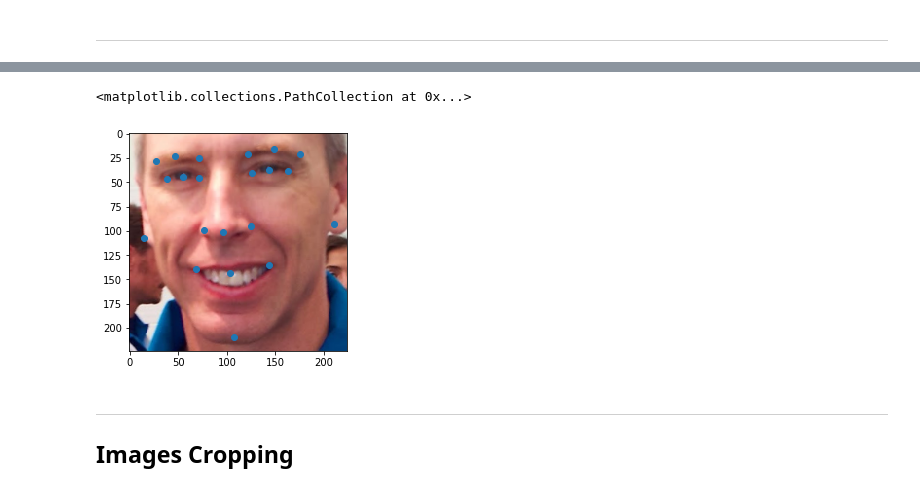
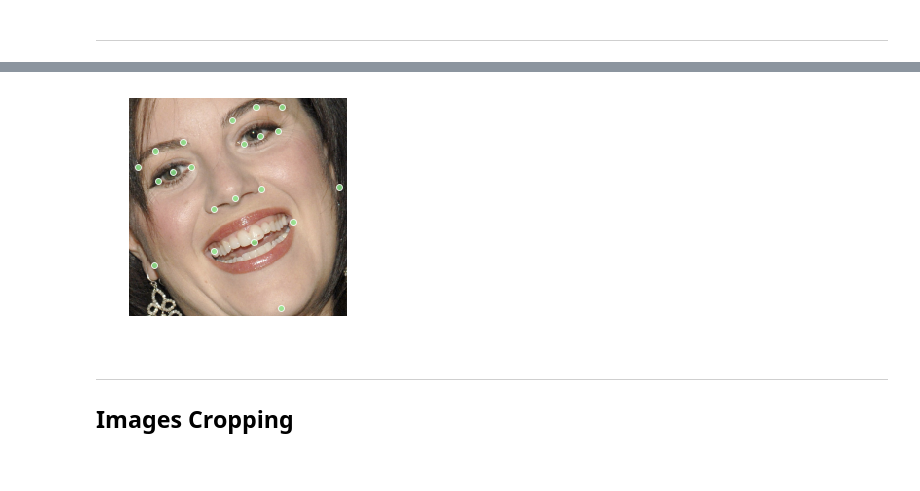
Before and after one commit to devforfu/face-landmarks-detection, a Jupyter notebook: umdfaces.ipynb, the cells around one changed output, grey strips where cells are left out. Drawn from its saved outputs; the diff is of its cells as text; code cells hidden in the pictures.

Commit message:
Preparing data

```diff
--- a/umdfaces.ipynb
+++ b/umdfaces.ipynb
@@ -134,2 +168,2 @@ class FaceLandmarks:
 # %%
-ds = FaceLandmarks(meta, DATA)
+ds = FaceLandmarks(train)
@@ -202,5 +262,5 @@ def perspective_matrix(x, y=None, percentage=(0.05, 0.12)):
 # %%
-class CropFace:
+class CropResizeFace:
     def __init__(self, size=224, pad=10):
         self.size = size
         self.pad = pad
@@ -277,18 +288,32 @@ class MatrixAugmentation:
+# %%
+class AdjustGamma:
+    def __init__(self, min_gamma=0.5, max_gamma=1.5):
+        self.minmax = min_gamma, max_gamma
+
+    def __call__(self, image, target=None):
+        gamma = np.random.uniform(*self.minmax)
+        inv_gamma = 1.0 / gamma
+        table = np.array([
+          ((i / 255.0) ** inv_gamma) * 255
+          for i in np.arange(0, 256)])
+        adjusted = cv.LUT(
+            image.astype(np.uint8),
+            table.astype(np.uint8))
+        return adjusted.astype(np.float32), target
 # %%
-test_img, test_pts = ds[3]
-pipe = MatrixAugmentation([
-    {'name': 'rotation', 'angle': 10},
-    {'name': 'mirror'},
-    {'name': 'perspective', 'percentage': (0.05, 0.15)}
-])
-crop = CropFace(pad=20)
-aug_img, aug_pts = pipe(test_img, test_pts)
-aug_img, aug_pts = crop(aug_img, aug_pts)
-plt.imshow(aug_img)
-plt.scatter(aug_pts[:NUM_LANDMARKS//2], aug_pts[NUM_LANDMARKS//2:])
+ds.transforms = [
+    MatrixAugmentation([
+        {'name': 'rotation', 'angle': 10},
+        {'name': 'mirror'},
+        {'name': 'perspective', 'percentage': (0.05, 0.15)}
+    ]),
+    CropResizeFace(pad=20),
+    AdjustGamma(min_gamma=0.8)
+]
-# %% [output]
-<matplotlib.collections.PathCollection at 0x...>
-[figure, removed]
+# %%
+ds.show_transformed(3)
+# %% [output]
+[figure, added]
 # %% [markdown]
 ---
 
```
Also changed, not shown: parts of 29 cells of this notebook.
